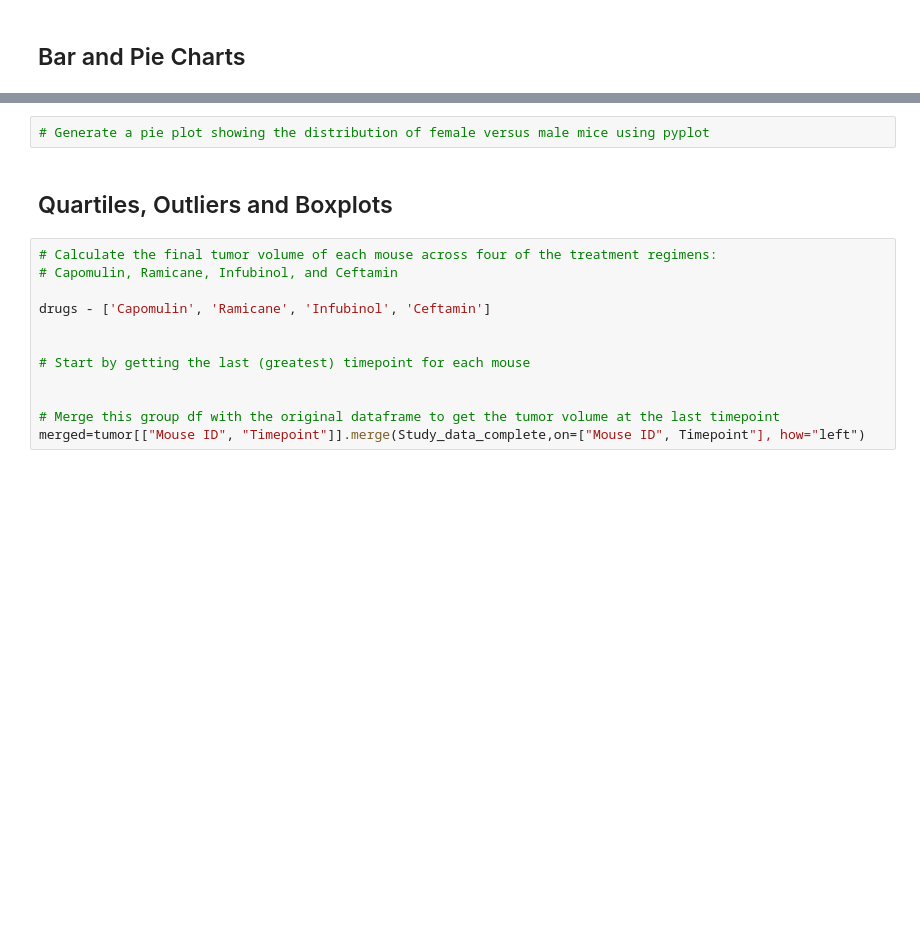
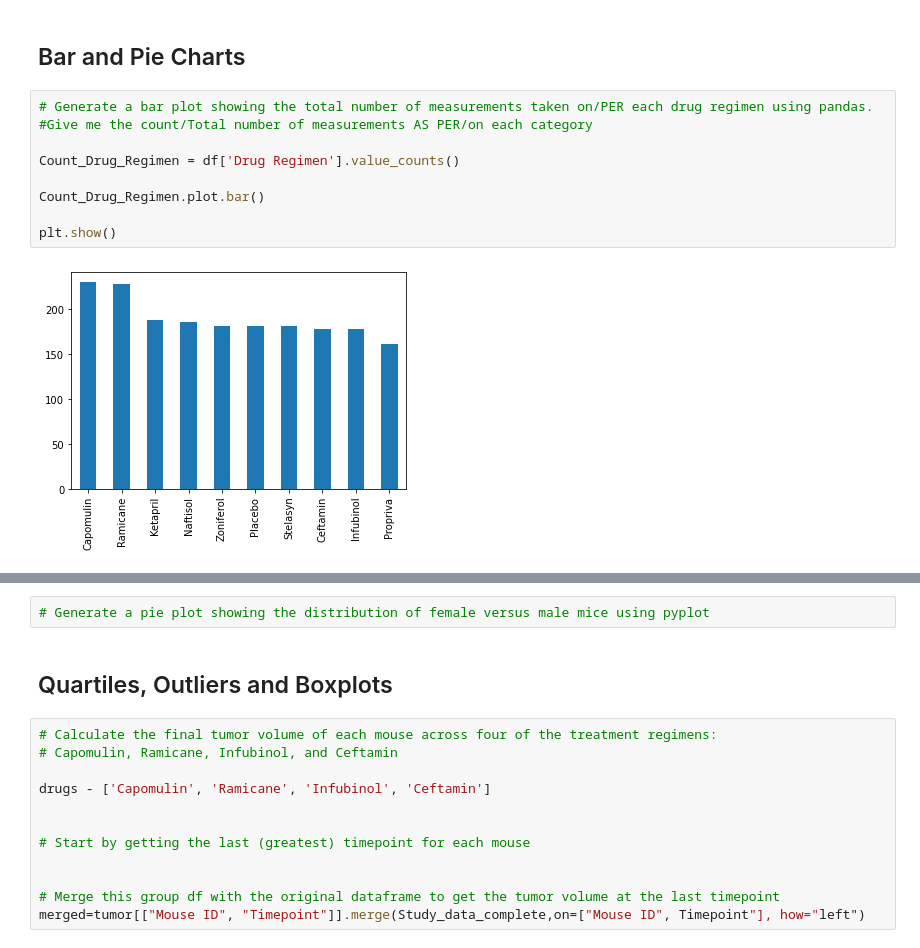
Before and after one commit to Mafranc21/Matplotlib_Pharma_Challenge, a Jupyter notebook: pymaceuticals_starter.ipynb, the cells around one changed output, grey strips where cells are left out. Cells and saved outputs as stored; diff of their text form; blank space fills up the shorter version.

Commit message:
Lateset Updates - Charts

```diff
--- a/pymaceuticals_starter.ipynb
+++ b/pymaceuticals_starter.ipynb
@@ -183,3 +215,14 @@ NameError: name 'tumor_volume_' is not defined
 # %% [markdown]
 ## Bar and Pie Charts
+# %%
+# Generate a bar plot showing the total number of measurements taken on/PER each drug regimen using pandas.
+#Give me the count/Total number of measurements AS PER/on each category
+
+Count_Drug_Regimen = df['Drug Regimen'].value_counts()
+
+Count_Drug_Regimen.plot.bar()
+
+plt.show()
+# %% [output]
+[figure, added]
 # %%
```
Also changed, not shown: parts of 16 cells of this notebook.
